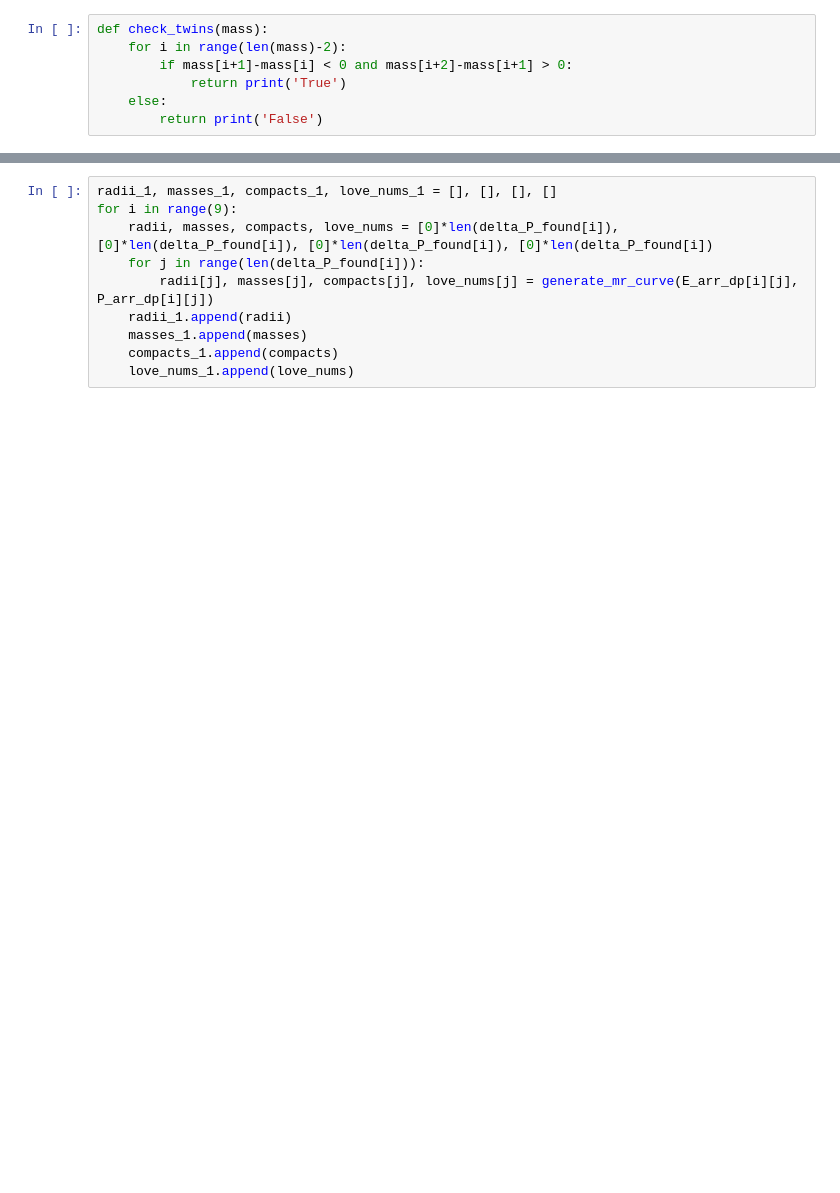
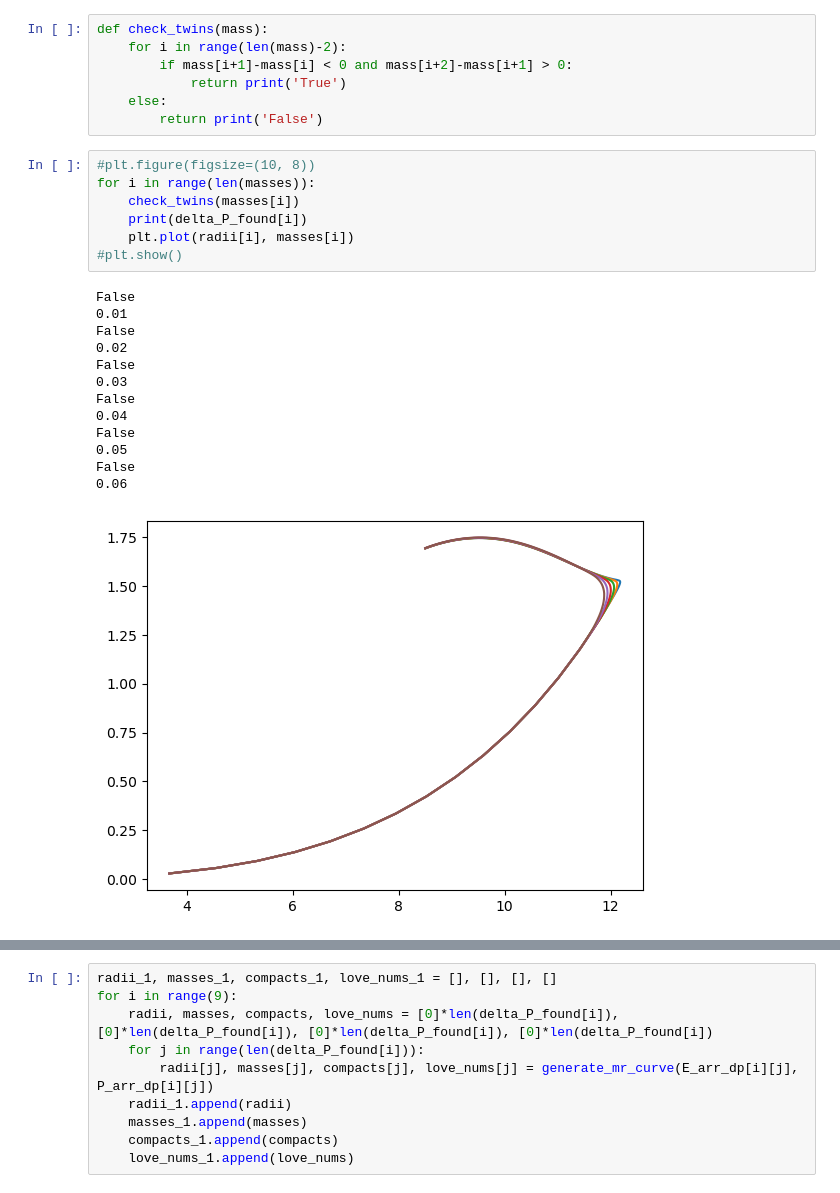
Before and after one commit to katta626/Phase_Transition, a Jupyter notebook: code/Relation_Codes/Different_Transition point.ipynb, the cells around one changed output, grey strips where cells are left out. Drawn from its saved outputs; the diff is of its cells as text; blank space fills up the shorter version.

Commit message:
Twins Relation with Additional Pressure v5

```diff
--- a/code/Relation_Codes/Different_Transition point.ipynb
+++ b/code/Relation_Codes/Different_Transition point.ipynb
@@ -817,6 +832,27 @@ def check_twins(mass):
             return print('True')
     else:
         return print('False')
+# %%
+#plt.figure(figsize=(10, 8))
+for i in range(len(masses)):
+    check_twins(masses[i])
+    print(delta_P_found[i])
+    plt.plot(radii[i], masses[i])
+#plt.show()
+# %% [output]
+False
+0.01
+False
+0.02
+False
+0.03
+False
+0.04
+False
+0.05
+False
+0.06
+[figure, added]
 # %%
 A, B, mu_c_h_arr, mu_c_q_arr, P_c_h_arr, P_c_q_arr, delta_P_found = [0]*10, [0]*10, [0]*10, [0]*10, [0]*10, [0]*10, [0]*10
 
```
Also changed, not shown: parts of 37 cells of this notebook, 3 other files.
